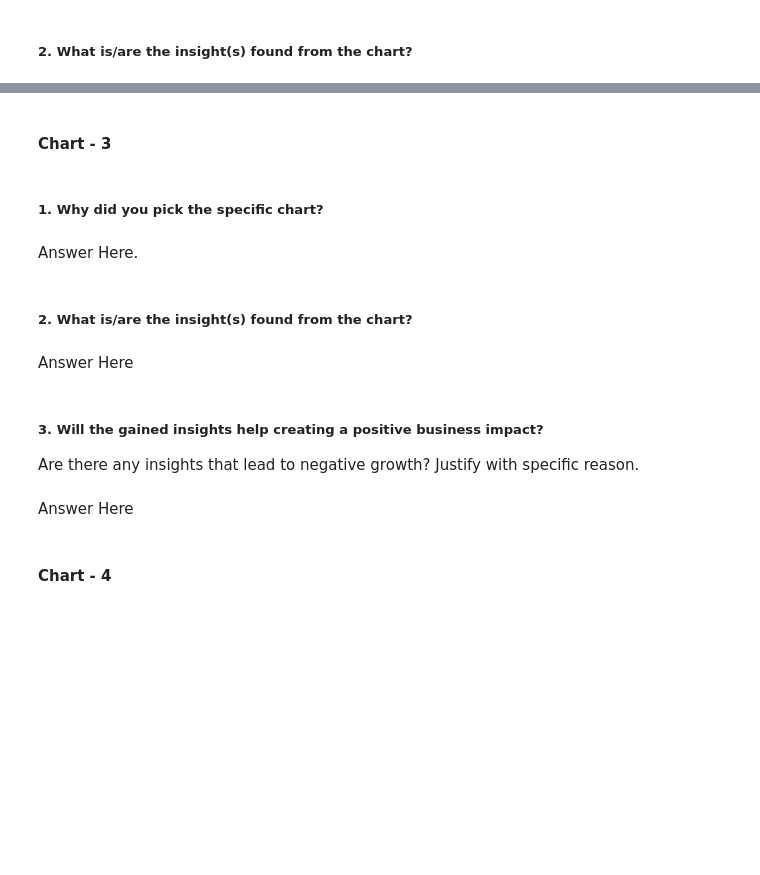
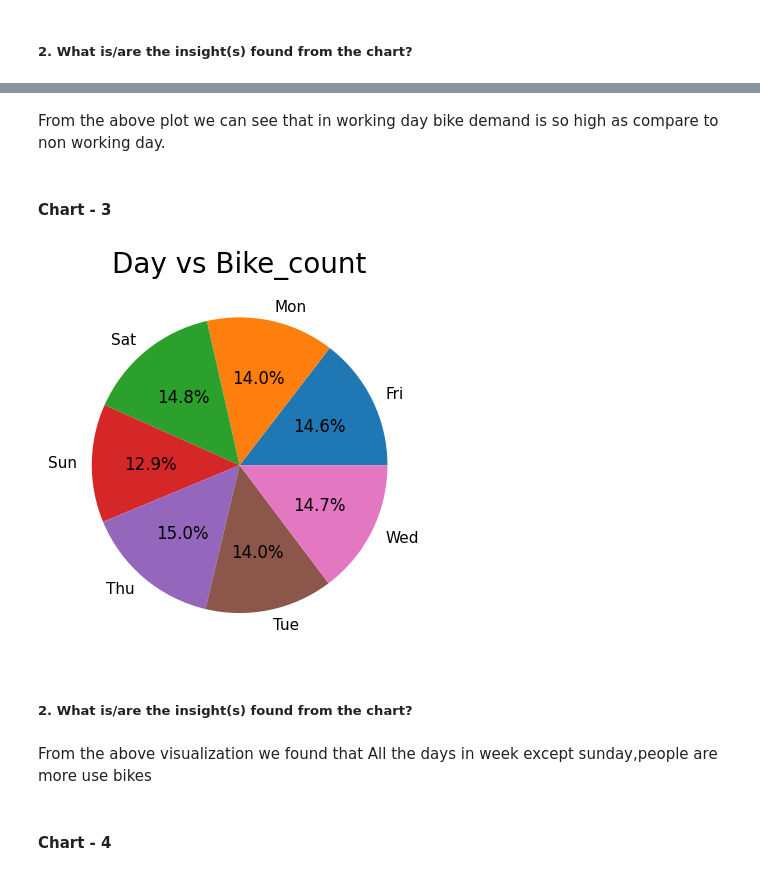
Before and after one commit to Amitkumardas123/Capstone-project----Bike-Sharing-Demand-Prediction, a Jupyter notebook: Bike_sharing_Prediction_Template.ipynb, the cells around one changed output, grey strips where cells are left out. Cells and saved outputs as stored; diff of their text form; code cells hidden in the pictures; blank space fills up the shorter version.

```diff
--- a/Bike_sharing_Prediction_Template.ipynb
+++ b/Bike_sharing_Prediction_Template.ipynb
@@ -353,2 +446,4 @@ Answer Here
+# %% [markdown]
+From the above plot we can  see that in working day bike demand is so high as compare to non working day.
 # %% [markdown]
 #### Chart - 3
@@ -357,15 +450,17 @@ Answer Here
-# %% [markdown]
-##### 1. Why did you pick the specific chart?
-# %% [markdown]
-Answer Here.
+# %%
+# Chart - 3 visualization code
+# visualize the rented bike count for each day
+Day = df.groupby('Day')['Rented_Bike_Count'].sum()
+plt.pie(Day, labels=Day.index, autopct='%1.1f%%')
+
+# Add a title to the chart
+plt.title("Day vs Bike_count", fontsize='20')
+plt.show()
+# %% [output]
+[figure, added]
 # %% [markdown]
 ##### 2. What is/are the insight(s) found from the chart?
-# %% [markdown]
-Answer Here
-# %% [markdown]
-##### 3. Will the gained insights help creating a positive business impact?
-Are there any insights that lead to negative growth? Justify with specific reason.
-# %% [markdown]
-Answer Here
+# %% [markdown]
+From the above visualization we found that All the days in week except sunday,people are more use bikes
 # %% [markdown]
 #### Chart - 4
```
Also changed, not shown: parts of 35 cells of this notebook.
